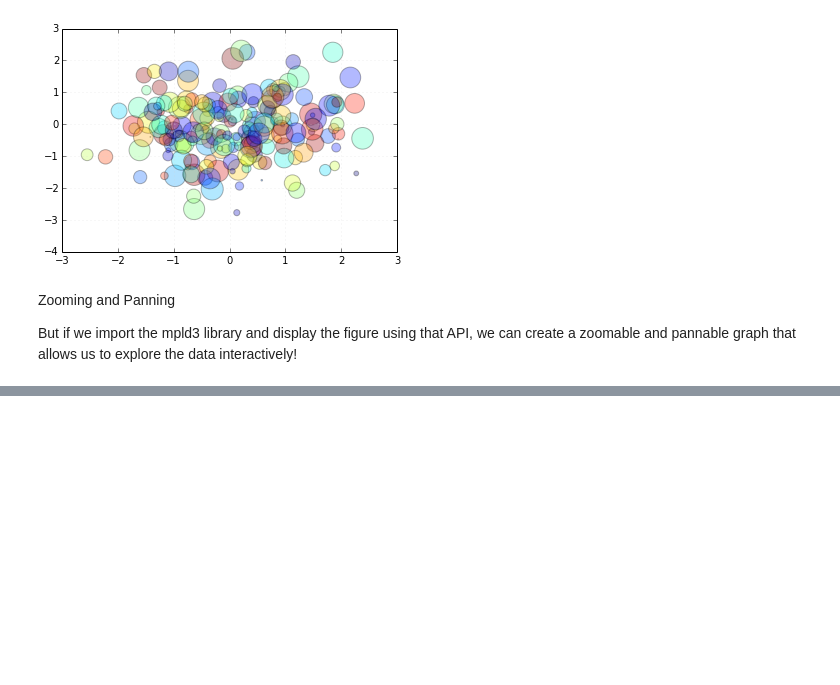
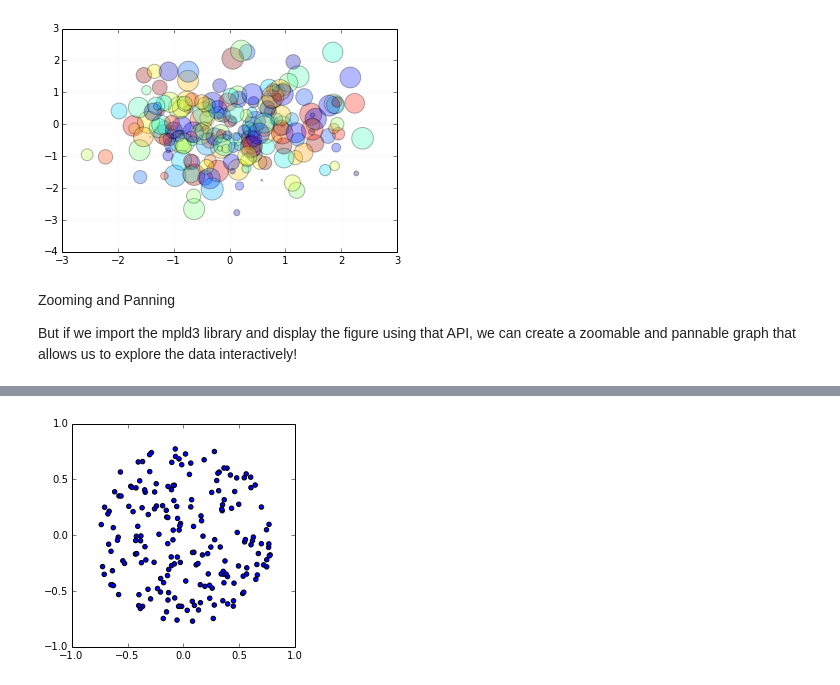
Before and after one commit to jvanstad/PHYS202-S14, a Jupyter notebook: iPython/WidgetsandInteractivePlotsTour.ipynb, the cells around one changed output, grey strips where cells are left out. Saved outputs shown, nothing was run; the diff lists cells and outputs as text; code cells hidden in the pictures; blank space fills up the shorter version.

```diff
--- a/iPython/WidgetsandInteractivePlotsTour.ipynb
+++ b/iPython/WidgetsandInteractivePlotsTour.ipynb
@@ -42,0 +60,27 @@ fig.subplots_adjust(left=0.5, right=0.95, bottom=0.05, top=0.95, hspace=0.1,wspa
+# %%
+import matplotlib.pyplot as plt
+import numpy as np
+
+import mpld3
+from mpld3 import plugins
+
+fig, ax = plt.subplots()
+
+x = np.linspace(-2, 2, 20)
+y = x[:, None]
+X = np.zeros((20, 20, 4))
+
+X[:, :, 0] = np.exp(- (x - 1) ** 2 - (y) ** 2)
+X[:, :, 1] = np.exp(- (x + 0.71) ** 2 - (y - 0.71) ** 2)
+X[:, :, 2] = np.exp(- (x + 0.71) ** 2 - (y + 0.71) ** 2)
+X[:, :, 3] = np.exp(-0.25 * (x ** 2 + y ** 2))
+
+im = ax.imshow(X, extent=(10, 20, 10, 20),
+               origin='lower', zorder=1, interpolation='nearest')
+fig.colorbar(im, ax=ax)
+
+ax.set_title('An Image', size=20)
+
+plugins.connect(fig, plugins.MousePosition(fontsize=14))
+
+mpld3.display()
@@ -42,0 +235,17 @@ fig.subplots_adjust(left=0.5, right=0.95, bottom=0.05, top=0.95, hspace=0.1,wspa
+# %%
+def scatter_plot(r=0.5, n=27):
+    t= np.random.uniform(0.0,2.0*np.pi,n)
+    rad=r*np.sqrt(np.random.uniform(0.0,1.0,n))
+    x=np.empty(n)
+    y=np.empty(n)
+    x=rad*np.cos(t)
+    y=rad*np.sin(t)
+    fig=plt.figure(figsize=(4,4),dpi=80)
+    plt.scatter(x,y)
+    plt.xlim(-1.,1.)
+    plt.ylim(-1.,1.)
+    plt.show()
+
+v2=interact(scatter_plot, r=(0.0, 1.0), n=(1,1000))
+# %% [output]
+[figure, added]
```
Also changed, not shown: parts of 19 cells of this notebook, 1 other file.
